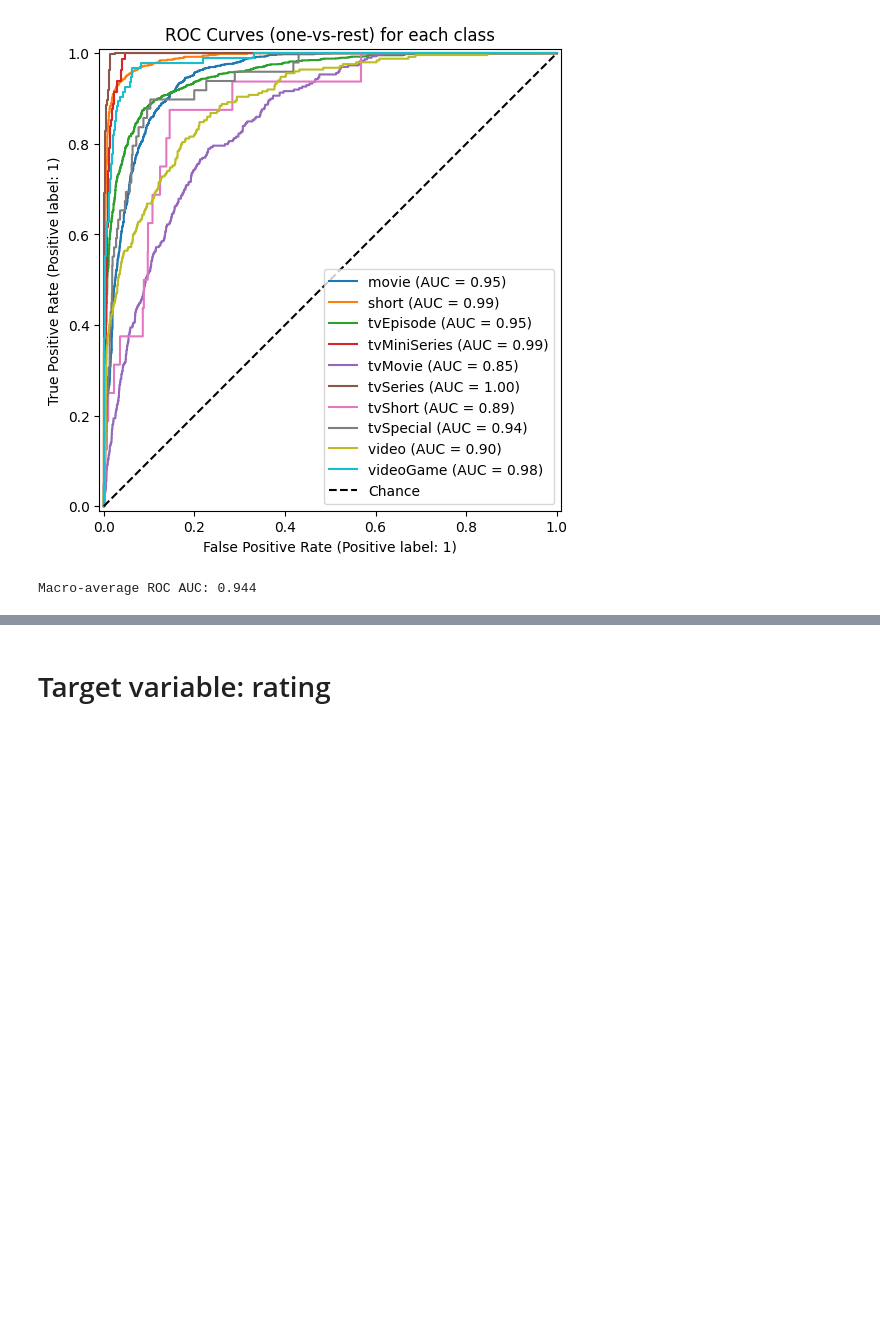
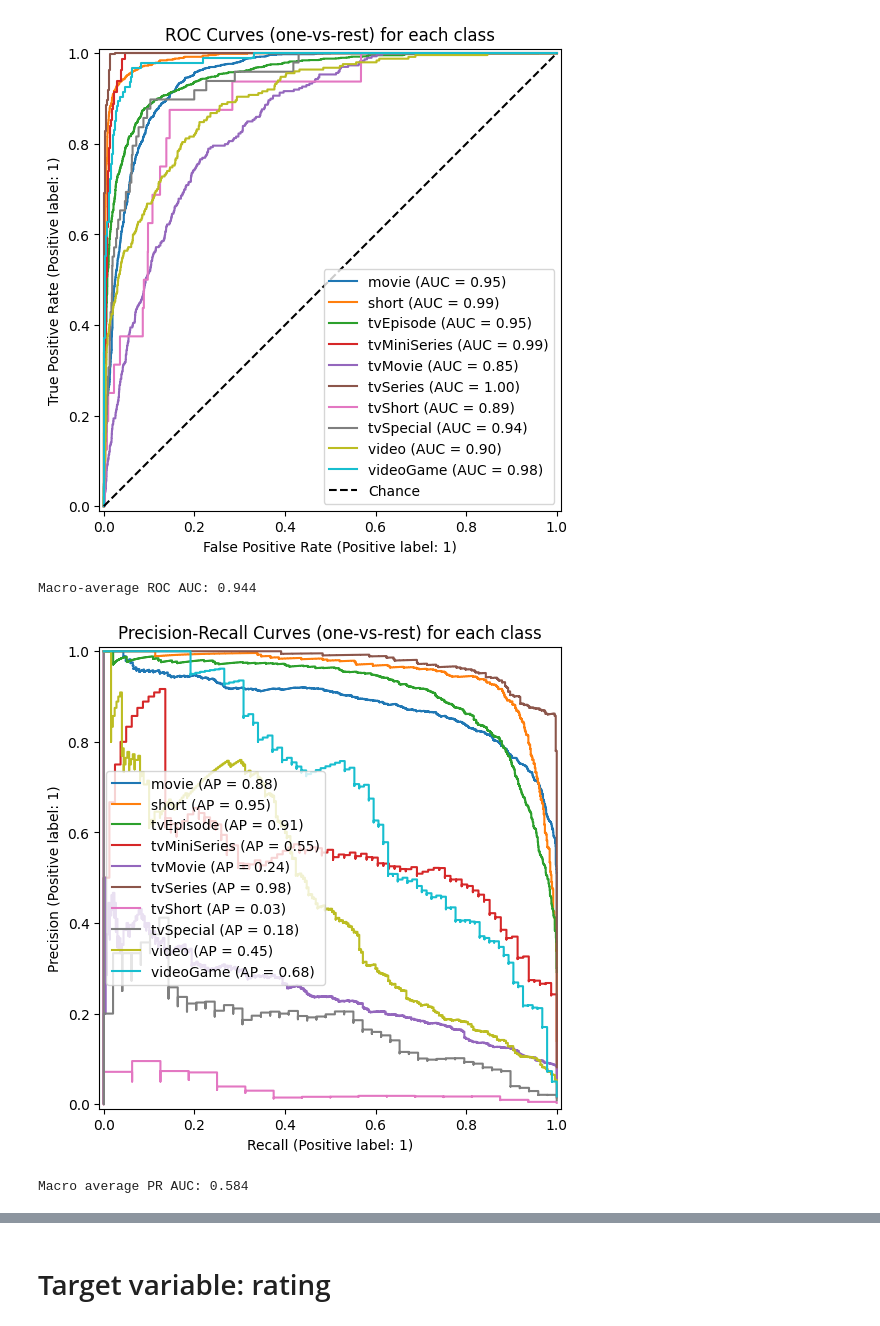
Before and after one commit to g-fabiani4-unipi/dm1_project, a Jupyter notebook: src/naive_bayes.ipynb, the cells around one changed output, grey strips where cells are left out. Drawn from its saved outputs; the diff is of its cells as text; code cells hidden in the pictures; blank space fills up the shorter version.

```diff
--- a/src/naive_bayes.ipynb
+++ b/src/naive_bayes.ipynb
@@ -378,3 +398,21 @@ print(f"Macro-average ROC AUC: {auc_score:.3f}")
 # %% [output]
 [figure]
 Macro-average ROC AUC: 0.944
+# %%
+plt.figure(figsize=(8, 6))
+for i, class_name in enumerate(classes):
+    PrecisionRecallDisplay.from_predictions(
+        y_test_bin[:, i],
+        y_score[:, i],
+        name=f"{class_name}",
+        ax=plt.gca()
+    )
+
+plt.legend()
+plt.title("Precision-Recall Curves (one-vs-rest) for each class")
+plt.show()
+
+print(f"Macro average PR AUC: {average_precision_score(y_test_bin, y_score, average='macro'):.3f}")
+# %% [output]
+[figure, added]
+Macro average PR AUC: 0.584
```
Also changed, not shown: parts of 13 cells of this notebook, 1 other file.
